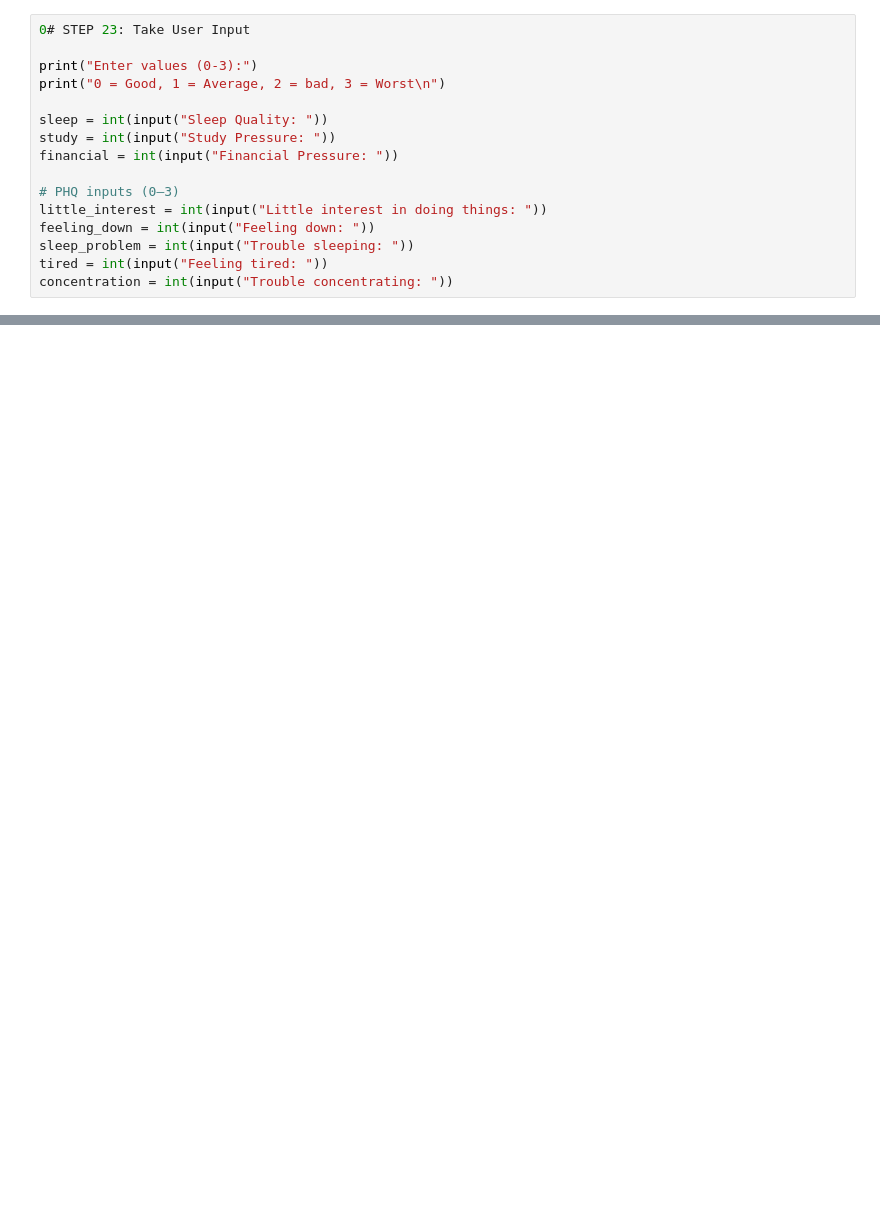
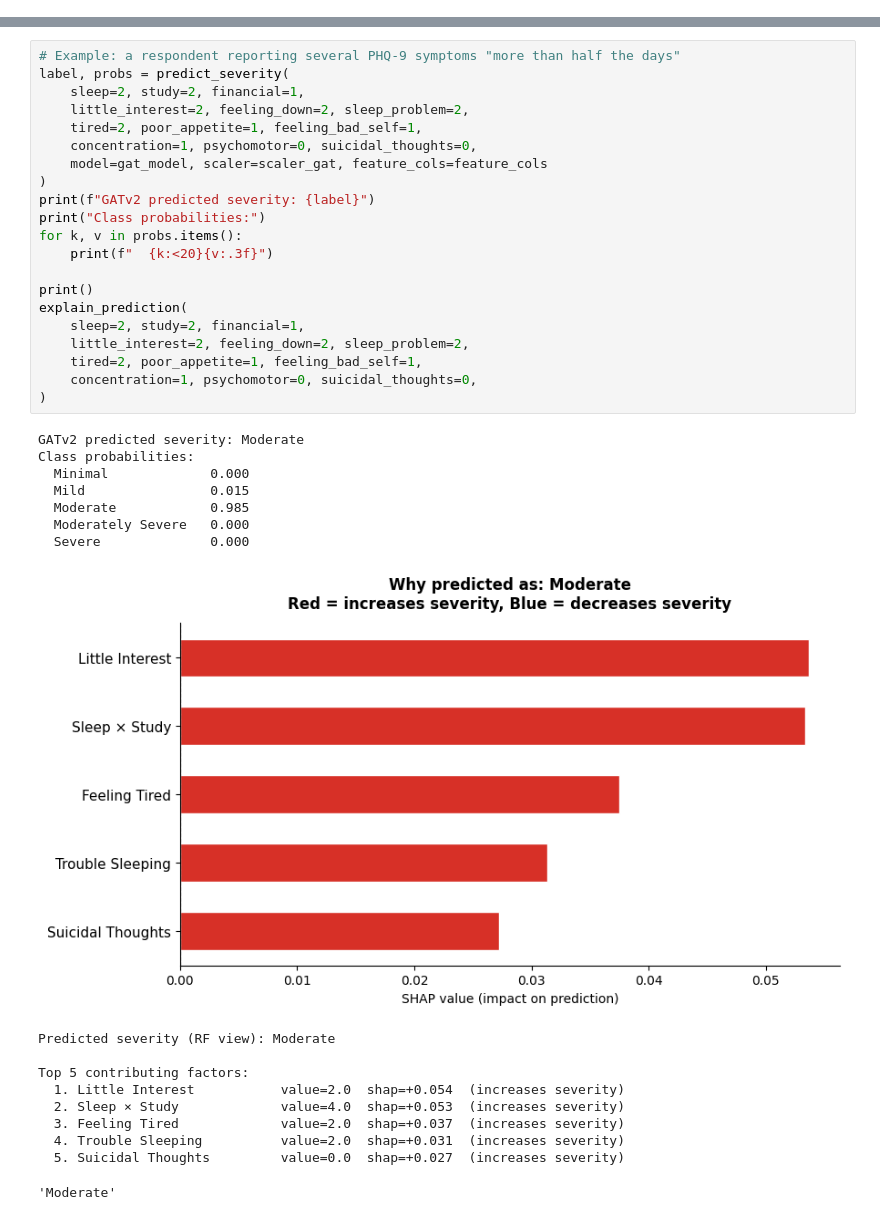
Before and after one commit to REVATHISELVAR/Behavioral-Stress-Analysis-GAT, a Jupyter notebook: Behavioral stess detection.ipynb, the cells around one changed output, grey strips where cells are left out. Drawn from its saved outputs; the diff is of its cells as text; blank space fills up the shorter version.

```diff
--- a/Behavioral stess detection.ipynb
+++ b/Behavioral stess detection.ipynb
@@ -587,16 +0,0 @@ weighted avg       0.88      0.87      0.87       103
-# %%
-0# STEP 23: Take User Input
-
-print("Enter values (0-3):")
-print("0 = Good, 1 = Average, 2 = bad, 3 = Worst\n")
-
-sleep = int(input("Sleep Quality: "))
-study = int(input("Study Pressure: "))
-financial = int(input("Financial Pressure: "))
-
-# PHQ inputs (0–3)
-little_interest = int(input("Little interest in doing things: "))
-feeling_down = int(input("Feeling down: "))
-sleep_problem = int(input("Trouble sleeping: "))
-tired = int(input("Feeling tired: "))
-concentration = int(input("Trouble concentrating: "))
@@ -996,0 +595,39 @@ print("=" * 45)
+# %%
+# Example: a respondent reporting several PHQ-9 symptoms "more than half the days"
+label, probs = predict_severity(
+    sleep=2, study=2, financial=1,
+    little_interest=2, feeling_down=2, sleep_problem=2,
+    tired=2, poor_appetite=1, feeling_bad_self=1,
+    concentration=1, psychomotor=0, suicidal_thoughts=0,
+    model=gat_model, scaler=scaler_gat, feature_cols=feature_cols
+)
+print(f"GATv2 predicted severity: {label}")
+print("Class probabilities:")
+for k, v in probs.items():
+    print(f"  {k:<20}{v:.3f}")
+
+print()
+explain_prediction(
+    sleep=2, study=2, financial=1,
+    little_interest=2, feeling_down=2, sleep_problem=2,
+    tired=2, poor_appetite=1, feeling_bad_self=1,
+    concentration=1, psychomotor=0, suicidal_thoughts=0,
+)
+# %% [output]
+GATv2 predicted severity: Moderate
+Class probabilities:
+  Minimal             0.000
+  Mild                0.015
+  Moderate            0.985
+  Moderately Severe   0.000
+  Severe              0.000
+[figure, added]
+Predicted severity (RF view): Moderate
+
+Top 5 contributing factors:
+  1. Little Interest           value=2.0  shap=+0.054  (increases severity)
+  2. Sleep × Study             value=4.0  shap=+0.053  (increases severity)
+  3. Feeling Tired             value=2.0  shap=+0.037  (increases severity)
+  4. Trouble Sleeping          value=2.0  shap=+0.031  (increases severity)
+  5. Suicidal Thoughts         value=0.0  shap=+0.027  (increases severity)
+'Moderate'
```
Also changed, not shown: parts of 48 cells of this notebook.
